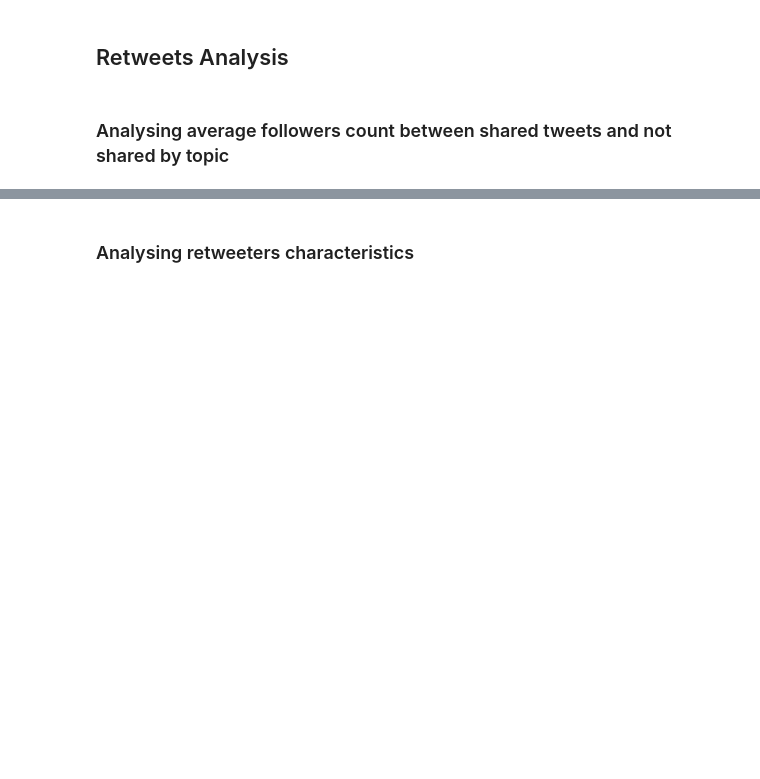
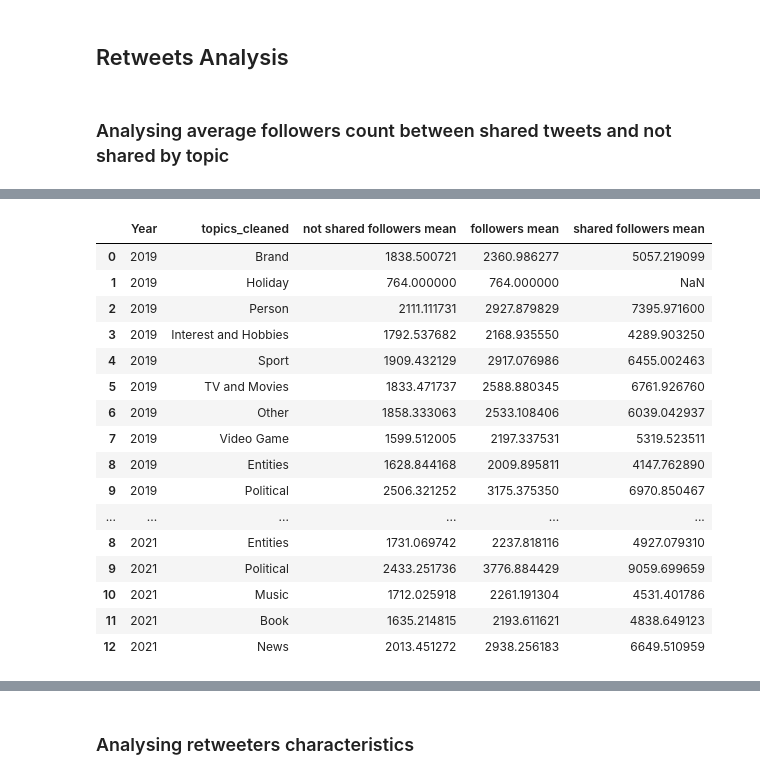
Before and after one commit to MiguelDordio/InformationFlow, a Jupyter notebook: Twitter/analysis_v2/retweets_analysis.ipynb, the cells around one changed output, grey strips where cells are left out. Saved outputs shown, nothing was run; the diff lists cells and outputs as text; code cells hidden in the pictures; blank space fills up the shorter version.

Commit message:
improved retweeters analysis

```diff
--- a/Twitter/analysis_v2/retweets_analysis.ipynb
+++ b/Twitter/analysis_v2/retweets_analysis.ipynb
@@ -22,17 +11,6 @@ filenames = [DATASETS_PATH + "/" + filename for filename in processed_filenames]
 
 processed_retweets_filenames = next(walk(DATASETS_RETWEETS_PATH), (None, None, []))[2]
 retweets_filenames = [DATASETS_RETWEETS_PATH + "/" + filename for filename in processed_retweets_filenames]
-# %%
-def essemble_dataset(filenames):
-    df = pd.DataFrame()
-    for filename in filenames:
-        df_temp = pd.read_csv(filepath_or_buffer=filename, sep=",", engine=None)
-        df_temp['timestamp'] = pd.to_datetime(df_temp['timestamp'])
-        df_temp['timestamp'] = [i.replace(tzinfo=datetime.timezone.utc) for i in df_temp['timestamp']]
-        df_temp = df_temp.sort_values(by='timestamp', ascending=True)
-        df_temp = df_temp.drop(['index', 'Unnamed: 0'], axis=1)
-        df = pd.concat([df, pd.DataFrame.from_records(df_temp)])
-    return df.reset_index()
 # %%
 df = essemble_dataset(filenames)
 df
@@ -161,0 +65,21 @@ fig.show()
+# %%
+df_analysis = shared_tweets(df, 'topics_cleaned', topics_categories)
+df_analysis
+# %% [output]
+|  | Year | topics_cleaned | not shared followers mean | followers mean | shared followers mean |
+| 0 | 2019 | Brand | 1838.500721 | 2360.986277 | 5057.219099 |
+| 1 | 2019 | Holiday | 764.000000 | 764.000000 | NaN |
+| 2 | 2019 | Person | 2111.111731 | 2927.879829 | 7395.971600 |
+| 3 | 2019 | Interest and Hobbies | 1792.537682 | 2168.935550 | 4289.903250 |
+| 4 | 2019 | Sport | 1909.432129 | 2917.076986 | 6455.002463 |
+| 5 | 2019 | TV and Movies | 1833.471737 | 2588.880345 | 6761.926760 |
+| 6 | 2019 | Other | 1858.333063 | 2533.108406 | 6039.042937 |
+| 7 | 2019 | Video Game | 1599.512005 | 2197.337531 | 5319.523511 |
+| 8 | 2019 | Entities | 1628.844168 | 2009.895811 | 4147.762890 |
+| 9 | 2019 | Political | 2506.321252 | 3175.375350 | 6970.850467 |
+| ... | ... | ... | ... | ... | ... |
+| 8 | 2021 | Entities | 1731.069742 | 2237.818116 | 4927.079310 |
+| 9 | 2021 | Political | 2433.251736 | 3776.884429 | 9059.699659 |
+| 10 | 2021 | Music | 1712.025918 | 2261.191304 | 4531.401786 |
+| 11 | 2021 | Book | 1635.214815 | 2193.611621 | 4838.649123 |
+| 12 | 2021 | News | 2013.451272 | 2938.256183 | 6649.510959 |
```
Also changed, not shown: parts of 30 cells of this notebook, 8 other files.
